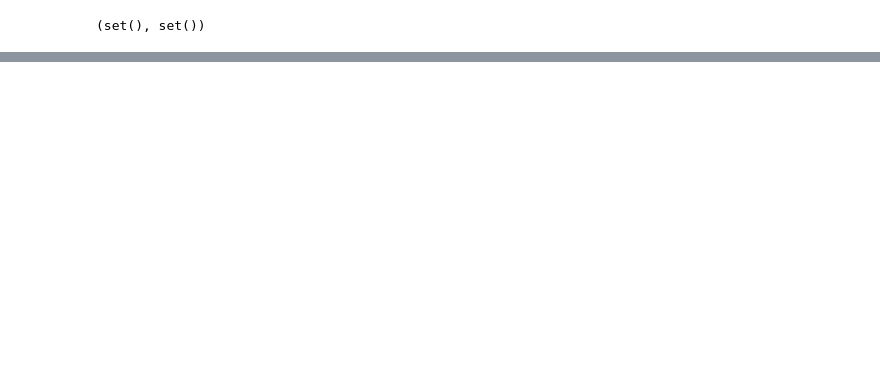
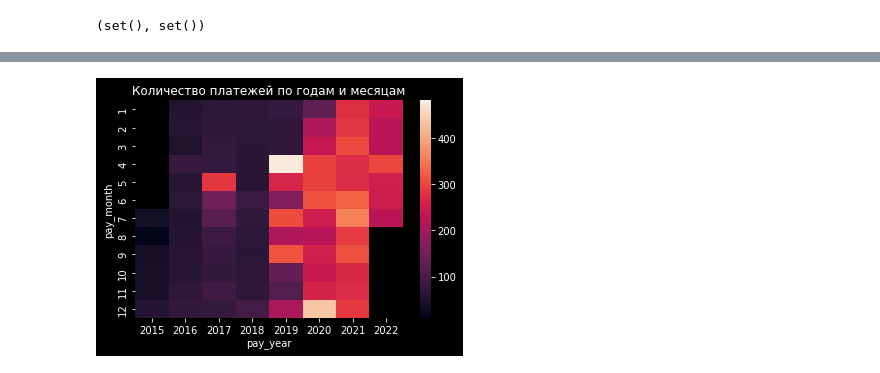
Before and after one commit to Armin-AA/masterskaya, a Jupyter notebook: Kirsanov_EDA.ipynb, the cells around one changed output, grey strips where cells are left out. Drawn from its saved outputs; the diff is of its cells as text; code cells hidden in the pictures; blank space fills up the shorter version.

```diff
--- a/Kirsanov_EDA.ipynb
+++ b/Kirsanov_EDA.ipynb
@@ -165,18 +168,21 @@ for target, values in purp_conditions.items():
 for target, values in purp_replaces.items():
     temp_series = temp_series.replace(values,target)
 
-print(temp_series.value_counts(dropna=False))
 df_payments['pay_purpose_category'] = temp_series
 
 df_payments.loc[df_payments.pay_method == "sms",'pay_purpose_category'] = 'фонд.смс'
 df_payments.loc[df_payments.pay_purpose.isna(),'pay_purpose_category'] = 'фонд'
 df_payments.loc[df_payments.pay_purpose == 500,'pay_purpose_category'] = 'фонд'
 
+print(df_payments['pay_purpose_category'].value_counts(dropna=False))
+
 df_payments['pay_purpose_cat'] = None
+
+cat_trans = {'фонд':'general','целевой':'telic','возврат':'return'}
 
 for cat in ['фонд','целевой','возврат']:
     mask = df_payments['pay_purpose_category'].str.startswith(cat)
-    df_payments.loc[mask.fillna(False),'pay_purpose_cat'] = cat
+    df_payments.loc[mask.fillna(False),'pay_purpose_cat'] = cat_trans[cat]
 
 print("-"*50,"\n",df_payments.pay_purpose_cat.value_counts(dropna=False))
 
@@ -199,3 +205,14 @@ NaN                                 1270
 Name: pay_purpose_cat, dtype: int64
 --------------------------------------------------
  Осталось необработано: 0 строк
+# %%
+# для динамики и сезонности
+df_payments['pay_hour'] = df_payments.pay_date.dt.hour
+df_payments['pay_day'] = df_payments.pay_date.dt.day
+df_payments['pay_dayofweek'] = df_payments.pay_date.dt.dayofweek
+df_payments['pay_dayofweek'] += 1
+df_payments['pay_month'] = df_payments.pay_date.dt.month
+df_payments['pay_year'] = df_payments.pay_date.dt.year
+
+# убираем возвраты и крупные суммы
+df_payments_noret = df_payments.query(f'pay_purpose_cat != "return" and pay_sum <= {df_payments.pay_sum.quantile(.985)}')
@@ -201,0 +257,5 @@ Name: pay_purpose_cat, dtype: int64
+# %%
+sns.heatmap(df_payments_noret.pivot_table(values="ID",aggfunc="count",index='pay_month',columns='pay_year'))\
+   .set(title="Количество платежей по годам и месяцам");
+# %% [output]
+[figure, added]
```
Also changed, not shown: parts of 25 cells of this notebook, 2 other files.
